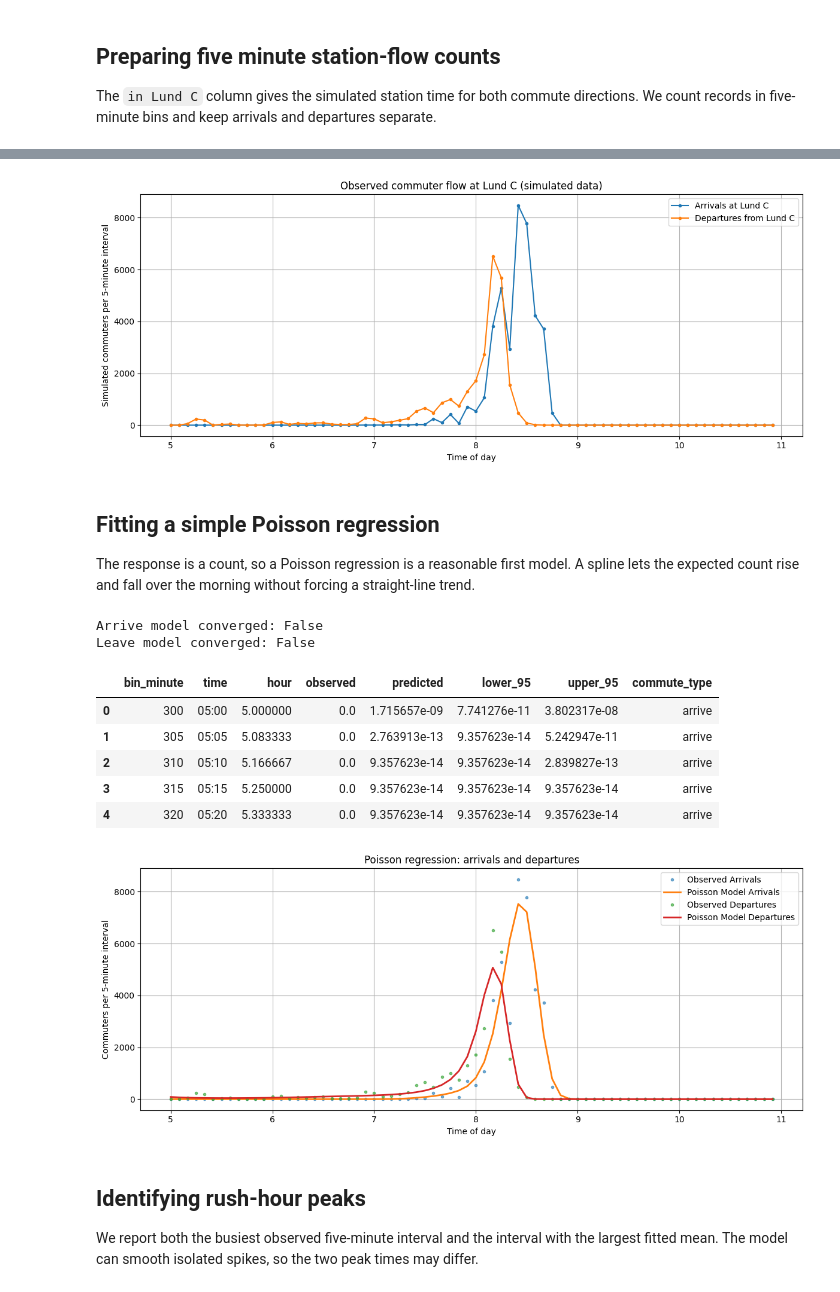
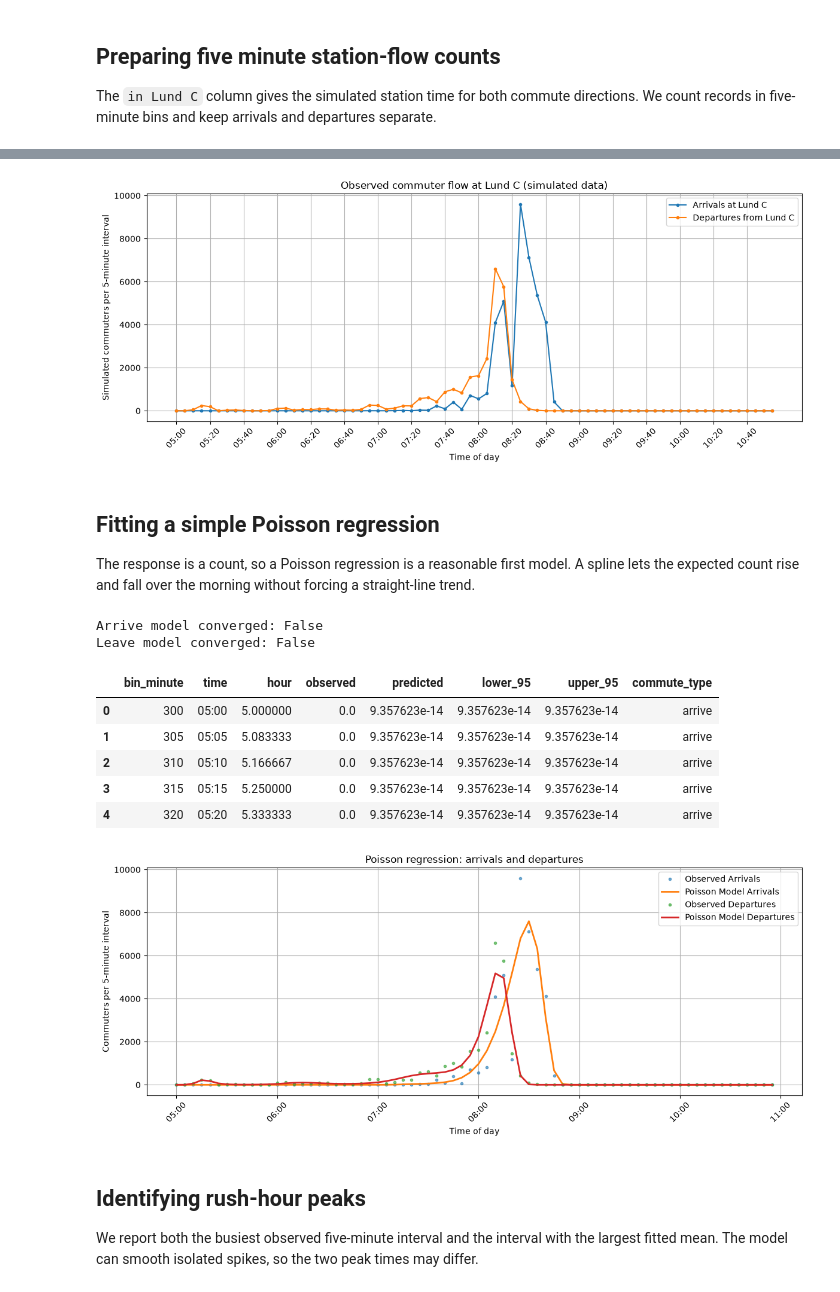
Before and after one commit to benbezz02/rush-hour-analysis, a Jupyter notebook: CommuterModelling.ipynb, the cells around one changed output, grey strips where cells are left out. Cells and saved outputs as stored; diff of their text form; code cells hidden in the pictures.

```diff
--- a/CommuterModelling.ipynb
+++ b/CommuterModelling.ipynb
@@ -13,12 +13,20 @@ TIME_COL = "in Lund C"
 BIN_MINUTES = 5
 MORNING_START = "05:00:00"
 MORNING_END = "11:00:00"
+
+#helper function
+def minutes_to_time(minutes):
+    hours = minutes // 60
+    mins = minutes % 60
+    return f"{hours:02d}:{mins:02d}:00"
 # %% [markdown]
 ## Loading and Preparing the Data
 # %%
-csv_path = Path("data/Lund_C_20261014_all_commuters.csv")
+csv_path = Path("skane/Lund_C_20261020_all_commuters.csv")
 
 df = pd.read_csv(csv_path)
+df = df.sample(frac=1, random_state=42).reset_index(drop=True) #Dataframe looks too simulated. Shuffling might help!
+
 print(f"Rows: {len(df):,}")
 print("\nColumns:")
 print(df.columns.tolist())
@@ -119,8 +134,11 @@ fig, ax = plt.subplots(figsize=(12, 5))
 
 for direction, label in [("arrive", "Arrivals at Lund C"), ("leave", "Departures from Lund C")]:
     subset = counts[counts["commute_type"] == direction]
-    ax.plot(subset["bin_minute"] / 60, subset["count"], marker=".", linewidth=1.5, label=label)
+    ax.plot(subset["bin_minute"], subset["count"], marker=".", linewidth=1.5, label=label)
 
+ticks = np.arange(min(subset["bin_minute"]), max(subset["bin_minute"]) + 1, 20)
+ax.set_xticks(ticks, [minutes_to_time(int(x))[:5] for x in ticks])
+ax.tick_params(axis="x", labelrotation=45)
 ax.set_xlabel("Time of day")
 ax.set_ylabel("Simulated commuters per 5-minute interval")
 ax.set_title("Observed commuter flow at Lund C (simulated data)")
@@ -129,7 +147,7 @@ ax.legend()
 plt.tight_layout()
 plt.show()
 # %% [output]
-[figure, old version]
+[figure, new version]
 # %% [markdown]
 ## Fitting a simple Poisson regression
 
@@ -153,7 +171,7 @@ for direction in ["arrive", "leave"]:
 
     # Create the spline design matrix
     X = np.asarray(
-        dmatrix("bs(hour, df=6, degree=3)", data=d)
+        dmatrix("bs(hour, df=15, degree=15)", data=d)
     )
     y = d["count"].to_numpy(dtype=float)
 
@@ -209,32 +227,34 @@ predictions_custom.head()
 Arrive model converged: False
 Leave model converged: False
 |  | bin_minute | time | hour | observed | predicted | lower_95 | upper_95 | commute_type |
-| 0 | 300 | 05:00 | 5.000000 | 0.0 | 1.715657e-09 | 7.741276e-11 | 3.802317e-08 | arrive |
-| 1 | 305 | 05:05 | 5.083333 | 0.0 | 2.763913e-13 | 9.357623e-14 | 5.242947e-11 | arrive |
-| 2 | 310 | 05:10 | 5.166667 | 0.0 | 9.357623e-14 | 9.357623e-14 | 2.839827e-13 | arrive |
+| 0 | 300 | 05:00 | 5.000000 | 0.0 | 9.357623e-14 | 9.357623e-14 | 9.357623e-14 | arrive |
+| 1 | 305 | 05:05 | 5.083333 | 0.0 | 9.357623e-14 | 9.357623e-14 | 9.357623e-14 | arrive |
+| 2 | 310 | 05:10 | 5.166667 | 0.0 | 9.357623e-14 | 9.357623e-14 | 9.357623e-14 | arrive |
 | 3 | 315 | 05:15 | 5.250000 | 0.0 | 9.357623e-14 | 9.357623e-14 | 9.357623e-14 | arrive |
 | 4 | 320 | 05:20 | 5.333333 | 0.0 | 9.357623e-14 | 9.357623e-14 | 9.357623e-14 | arrive |
 # %%
 fig, ax = plt.subplots(figsize=(12, 5))
 
 for direction, label in [("arrive", "Arrivals"), ("leave", "Departures")]:
     pred = predictions_custom[
         predictions_custom["commute_type"] == direction
     ]
 
     ax.plot(pred["hour"], pred["observed"], ".", alpha=0.6, label=f"Observed {label}")
-
     ax.plot(pred["hour"], pred["predicted"], linewidth=2, label=f"Poisson Model {label}")
+    ticks = np.arange(min(pred["hour"]), max(pred["hour"]) + 1, 1)
+    ax.set_xticks(ticks, [minutes_to_time(int(x*60))[:5] for x in ticks])
+    ax.tick_params(axis="x", labelrotation=45)
 
 ax.set_xlabel("Time of day")
 ax.set_ylabel("Commuters per 5-minute interval")
 ax.set_title("Poisson regression: arrivals and departures")
 ax.grid()
 ax.legend()
 plt.tight_layout()
 plt.show()
 # %% [output]
-[figure, old version]
+[figure, new version]
 # %% [markdown]
 ## Identifying rush-hour peaks
 
```
Also changed, not shown: parts of 4 cells of this notebook, 1 other file.
